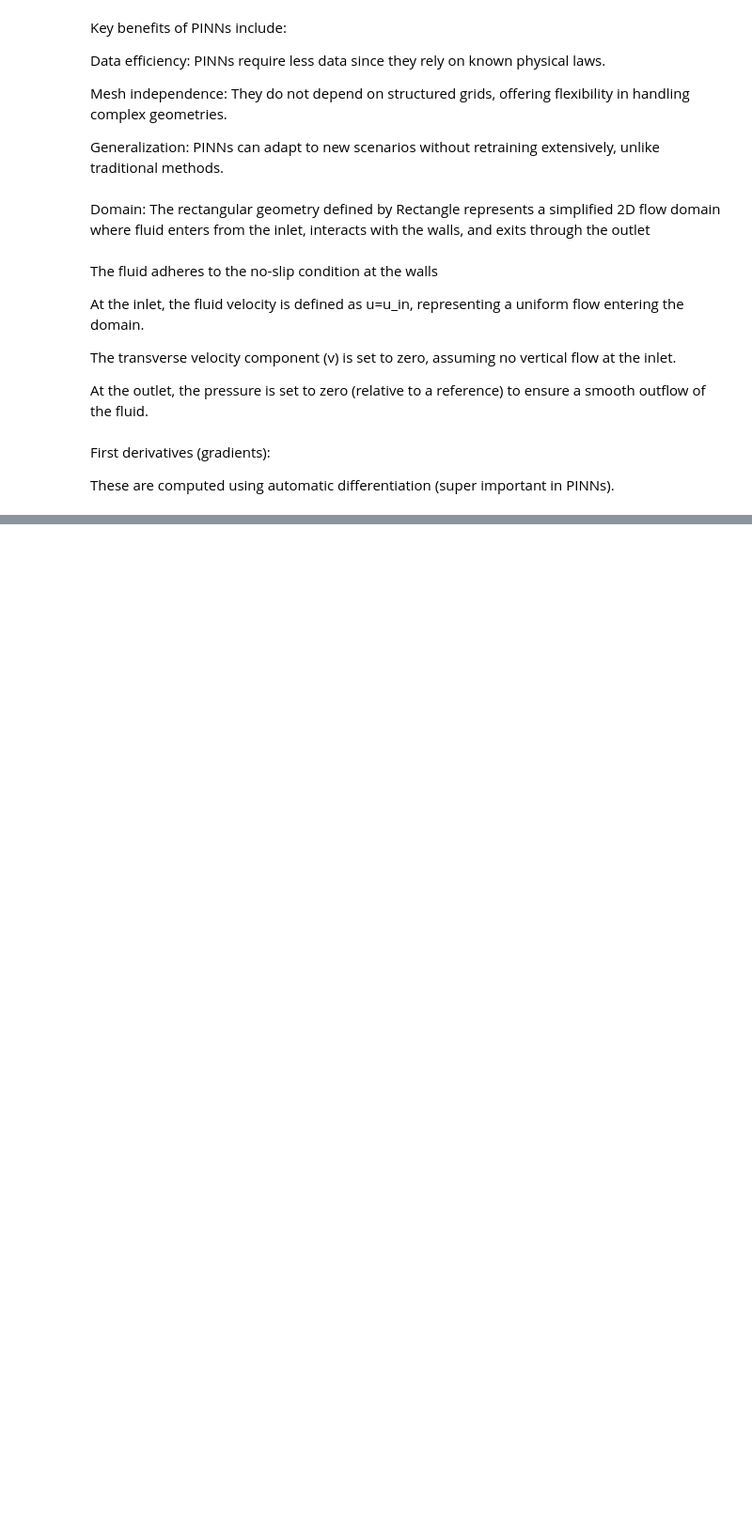
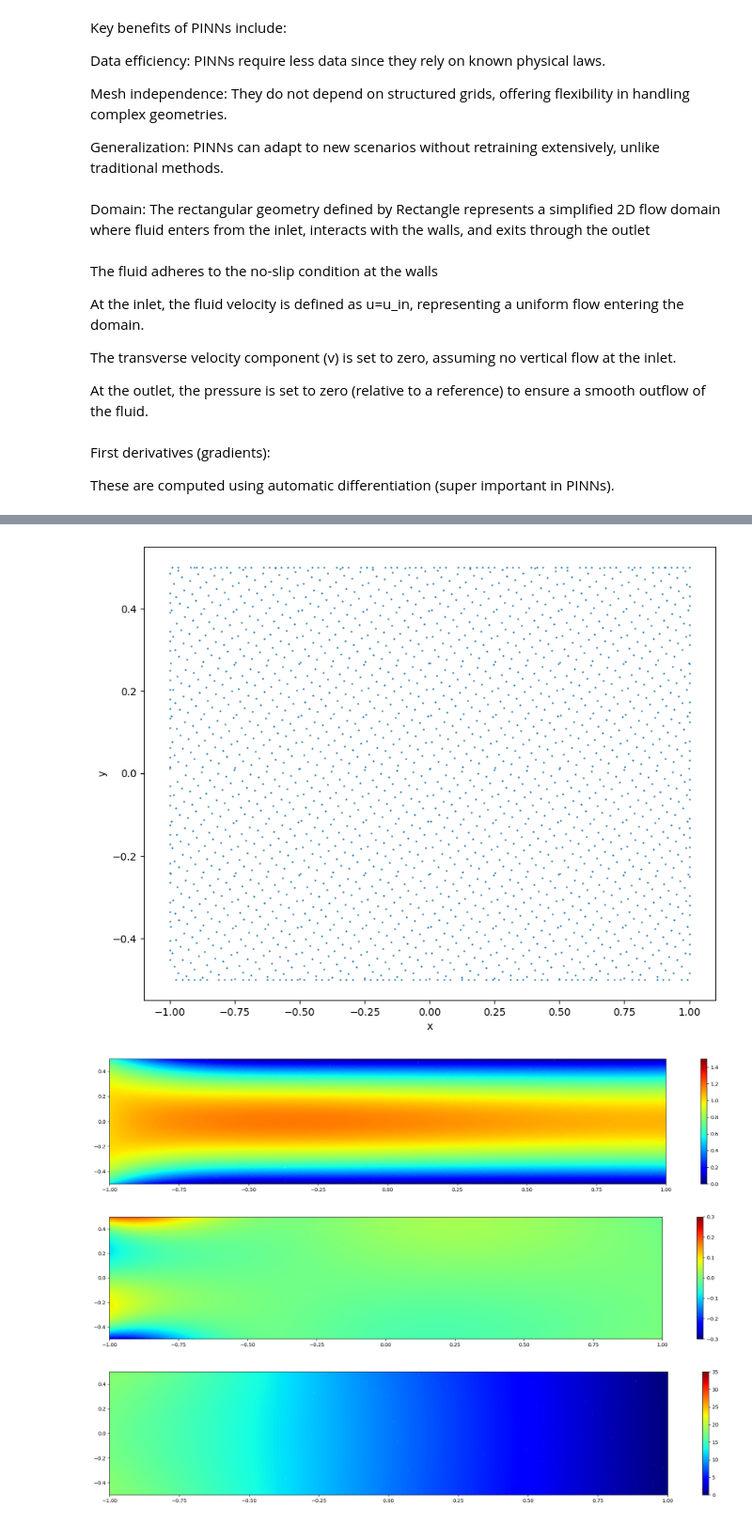
Before and after one commit to Prachetaganguly/pytorch-for-neural-networks, a Jupyter notebook: PINN_for_NS.ipynb, the cells around one changed output, grey strips where cells are left out. Shown at 94% size. Cells and saved outputs as stored; diff of their text form; code cells hidden in the pictures; blank space fills up the shorter version.

```diff
--- a/PINN_for_NS.ipynb
+++ b/PINN_for_NS.ipynb
@@ -265,3 +273,30 @@ Step      Train loss
   test metric: []
 
 'train' took 1667.734803 s
+# %%
+# Visualize training points
+plt.figure(figsize=(10, 8))
+plt.scatter(data.train_x_all[:, 0], data.train_x_all[:, 1], s=0.5)
+plt.xlabel("x")
+plt.ylabel("y")
+plt.show()
+
+# Predict and plot results
+samples = geom.random_points(500000)
+result = model.predict(samples)
+
+color_legend = [[0, 1.5], [-0.3, 0.3], [0, 35]]
+for idx in range(3):
+    plt.figure(figsize=(20, 4))
+    plt.scatter(samples[:, 0], samples[:, 1], c=result[:, idx], cmap="jet", s=2)
+    plt.colorbar()
+    plt.clim(color_legend[idx])
+    plt.xlim((0 - L / 2, L - L / 2))
+    plt.ylim((0 - D / 2, D - D / 2))
+    plt.tight_layout()
+    plt.show()
+# %% [output]
+[figure, added]
+[figure, added]
+[figure, added]
+[figure, added]
```
Also changed, not shown: parts of 3 cells of this notebook.
